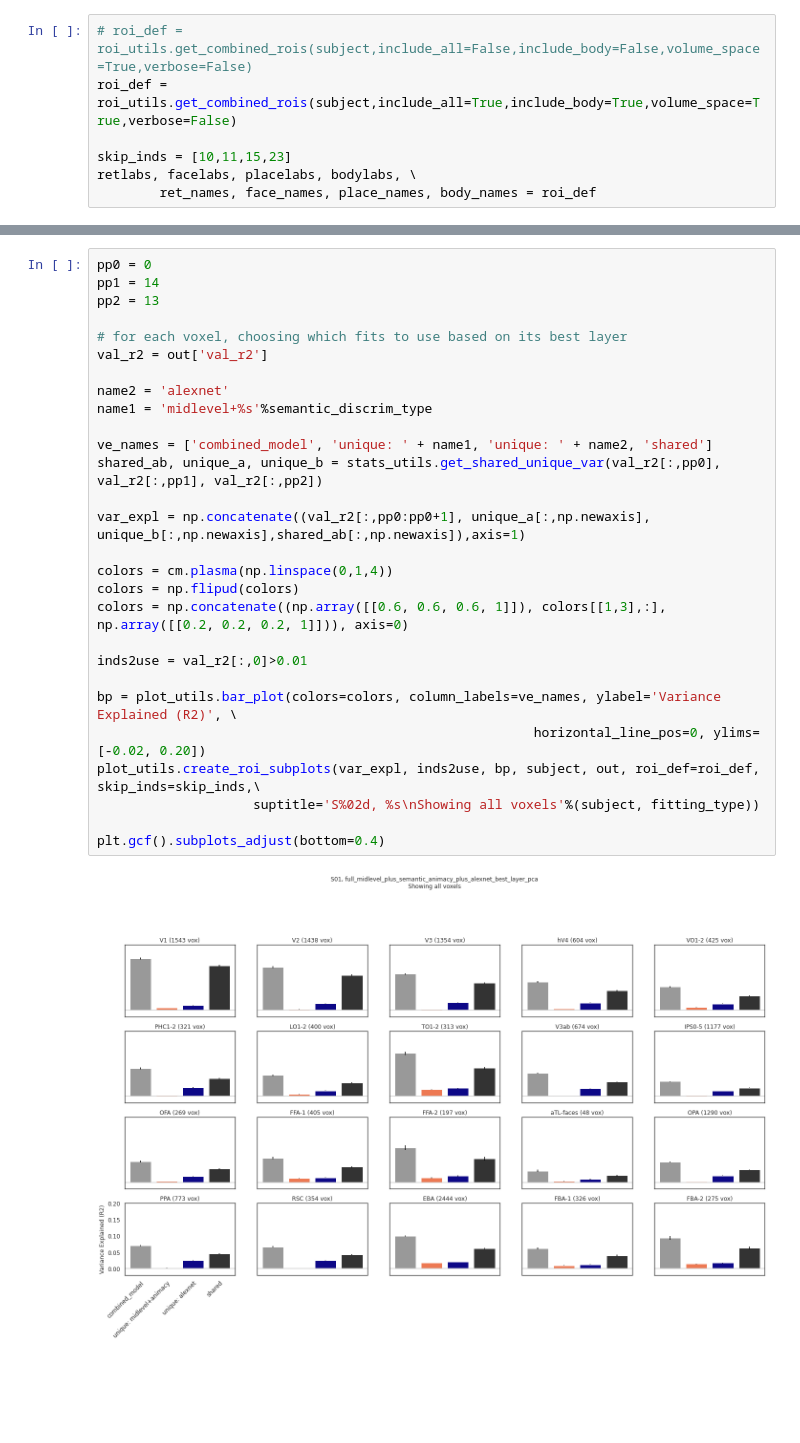
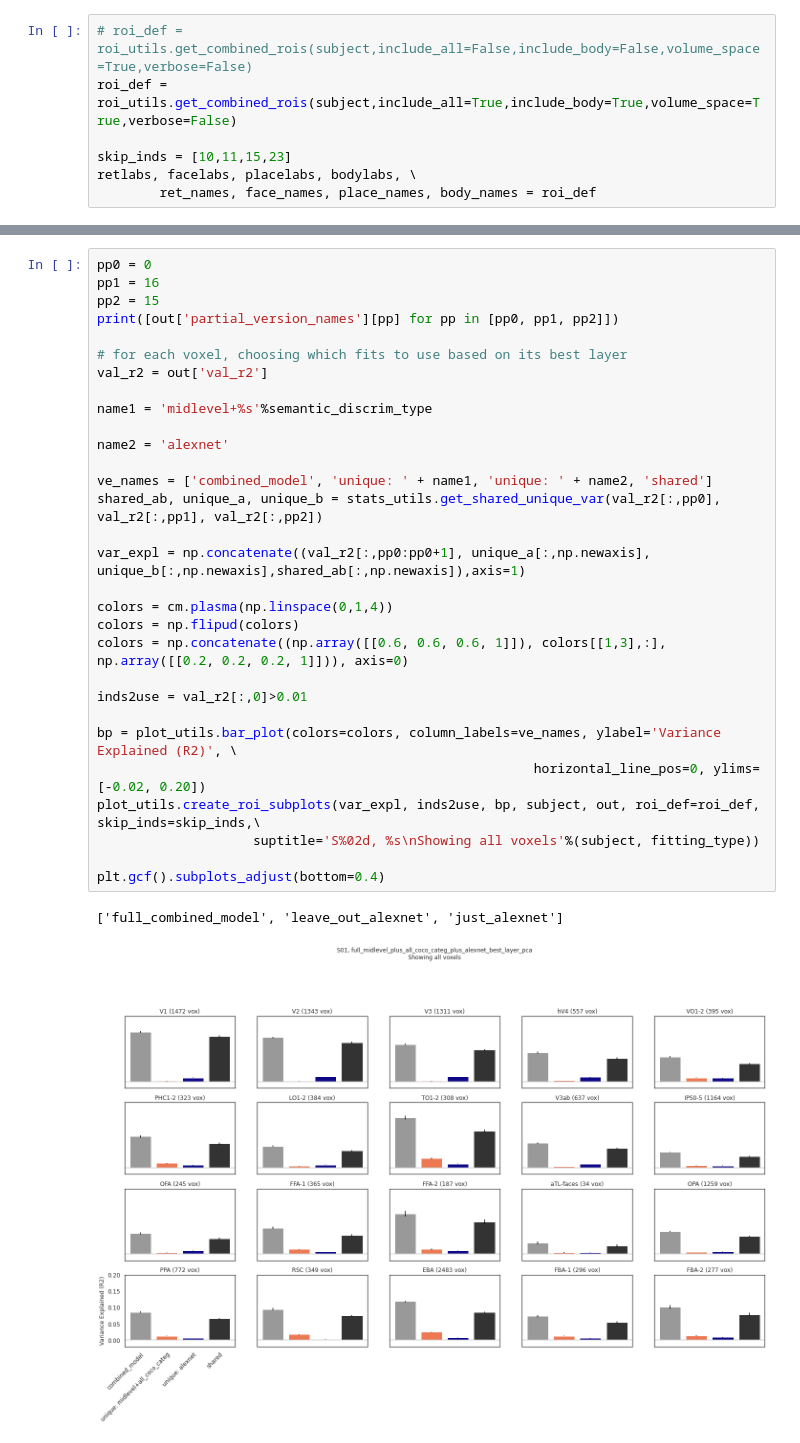
Before and after one commit to mmhenderson/modfit, a Jupyter notebook: notebooks/plot_encoding_model_fits/plot_midlevel_semantic_alexnet.ipynb, the cells around one changed output, grey strips where cells are left out. Drawn from its saved outputs; the diff is of its cells as text; blank space fills up the shorter version.

```diff
--- a/notebooks/plot_encoding_model_fits/plot_midlevel_semantic_alexnet.ipynb
+++ b/notebooks/plot_encoding_model_fits/plot_midlevel_semantic_alexnet.ipynb
@@ -125,32 +150,35 @@ summary_plots.plot_r2_vs_nc(subject, fitting_type, out, roi_def=roi_def, skip_in
 # %%
 pp0 = 0
-pp1 = 14
-pp2 = 13
+pp1 = 16
+pp2 = 15
+print([out['partial_version_names'][pp] for pp in [pp0, pp1, pp2]])
 
 # for each voxel, choosing which fits to use based on its best layer
 val_r2 = out['val_r2']
 
+name1 = 'midlevel+%s'%semantic_discrim_type
+
 name2 = 'alexnet'
-name1 = 'midlevel+%s'%semantic_discrim_type
 
 ve_names = ['combined_model', 'unique: ' + name1, 'unique: ' + name2, 'shared']
 shared_ab, unique_a, unique_b = stats_utils.get_shared_unique_var(val_r2[:,pp0], val_r2[:,pp1], val_r2[:,pp2])
 
 var_expl = np.concatenate((val_r2[:,pp0:pp0+1], unique_a[:,np.newaxis], unique_b[:,np.newaxis],shared_ab[:,np.newaxis]),axis=1)
 
 colors = cm.plasma(np.linspace(0,1,4))
 colors = np.flipud(colors)
 colors = np.concatenate((np.array([[0.6, 0.6, 0.6, 1]]), colors[[1,3],:], np.array([[0.2, 0.2, 0.2, 1]])), axis=0)
 
 inds2use = val_r2[:,0]>0.01
 
 bp = plot_utils.bar_plot(colors=colors, column_labels=ve_names, ylabel='Variance Explained (R2)', \
                                                         horizontal_line_pos=0, ylims=[-0.02, 0.20])
 plot_utils.create_roi_subplots(var_expl, inds2use, bp, subject, out, roi_def=roi_def, skip_inds=skip_inds,\
                     suptitle='S%02d, %s\nShowing all voxels'%(subject, fitting_type))
 
 plt.gcf().subplots_adjust(bottom=0.4)
 # %% [output]
+['full_combined_model', 'leave_out_alexnet', 'just_alexnet']
-[figure, old version]
+[figure, new version]
 # %%
 pp0 = 0
```
Also changed, not shown: parts of 11 cells of this notebook, 2 other files.
